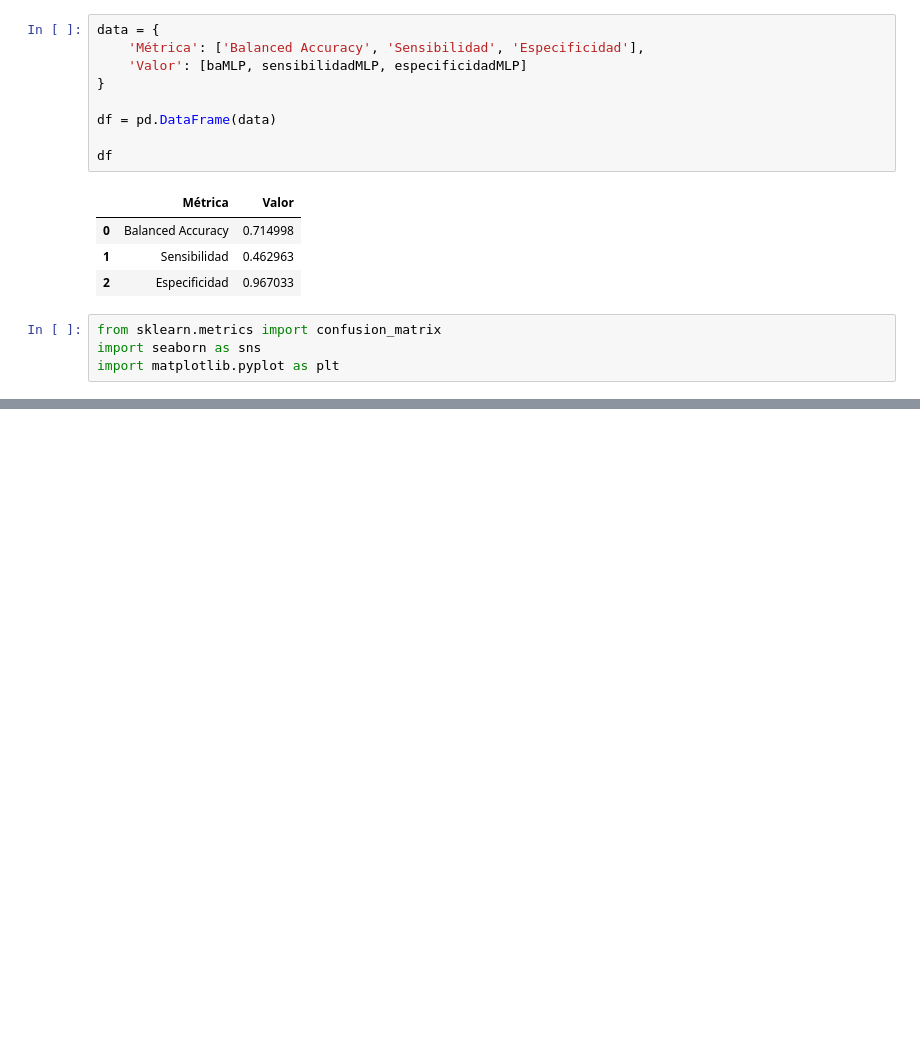
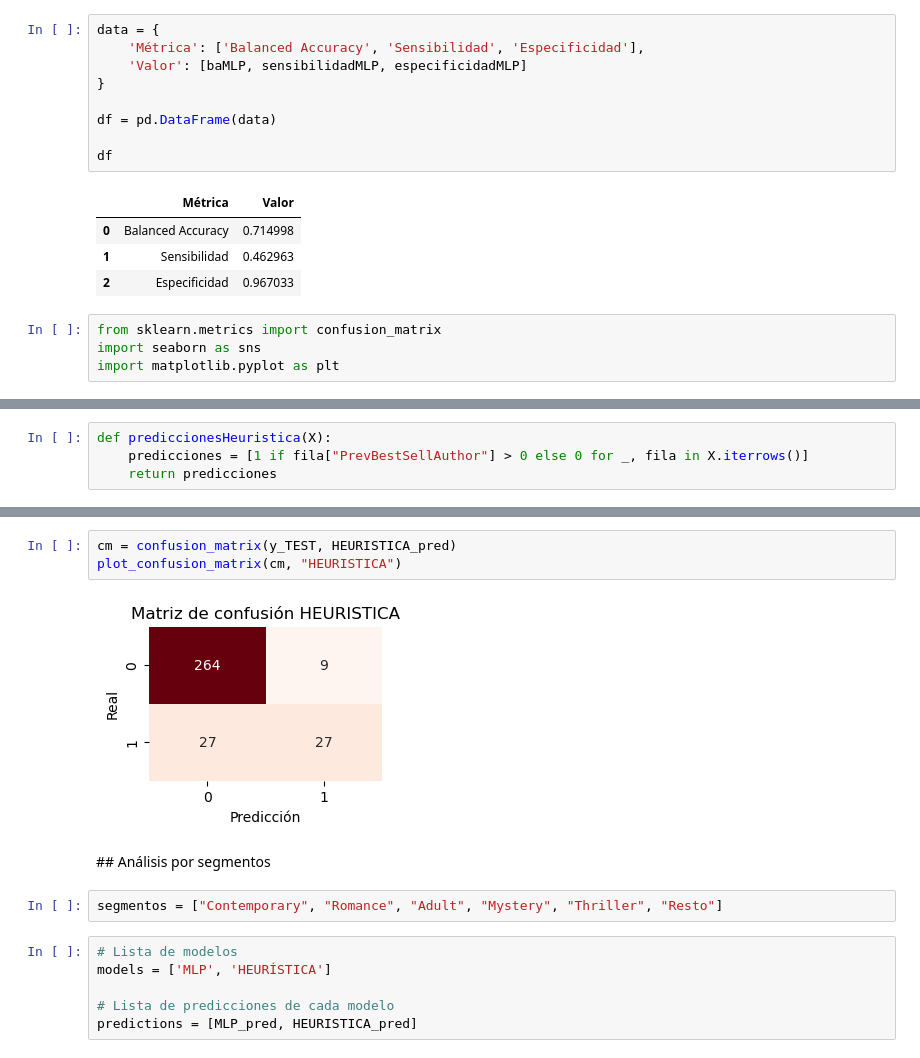
Before and after one commit to MMCCJJ/NOVELLA, a Jupyter notebook: evaluacion/evaluacionModeloFinal.ipynb, the cells around one changed output, grey strips where cells are left out. Cells and saved outputs as stored; diff of their text form; blank space fills up the shorter version.

```diff
--- a/evaluacion/evaluacionModeloFinal.ipynb
+++ b/evaluacion/evaluacionModeloFinal.ipynb
@@ -311,0 +314,4 @@ plot_confusion_matrix(cm, "MLP FINAL")
+# %%
+def prediccionesHeuristica(X):
+    predicciones = [1 if fila["PrevBestSellAuthor"] > 0 else 0 for _, fila in X.iterrows()]
+    return predicciones
@@ -311,0 +339,15 @@ plot_confusion_matrix(cm, "MLP FINAL")
+# %%
+cm = confusion_matrix(y_TEST, HEURISTICA_pred)
+plot_confusion_matrix(cm, "HEURISTICA")
+# %% [output]
+[figure, added]
+# %% [markdown]
+## Análisis por segmentos
+# %%
+segmentos = ["Contemporary", "Romance", "Adult", "Mystery", "Thriller", "Resto"]
+# %%
+# Lista de modelos
+models = ['MLP', 'HEURÍSTICA']
+
+# Lista de predicciones de cada modelo
+predictions = [MLP_pred, HEURISTICA_pred]
```
Also changed, not shown: parts of 10 cells of this notebook.
